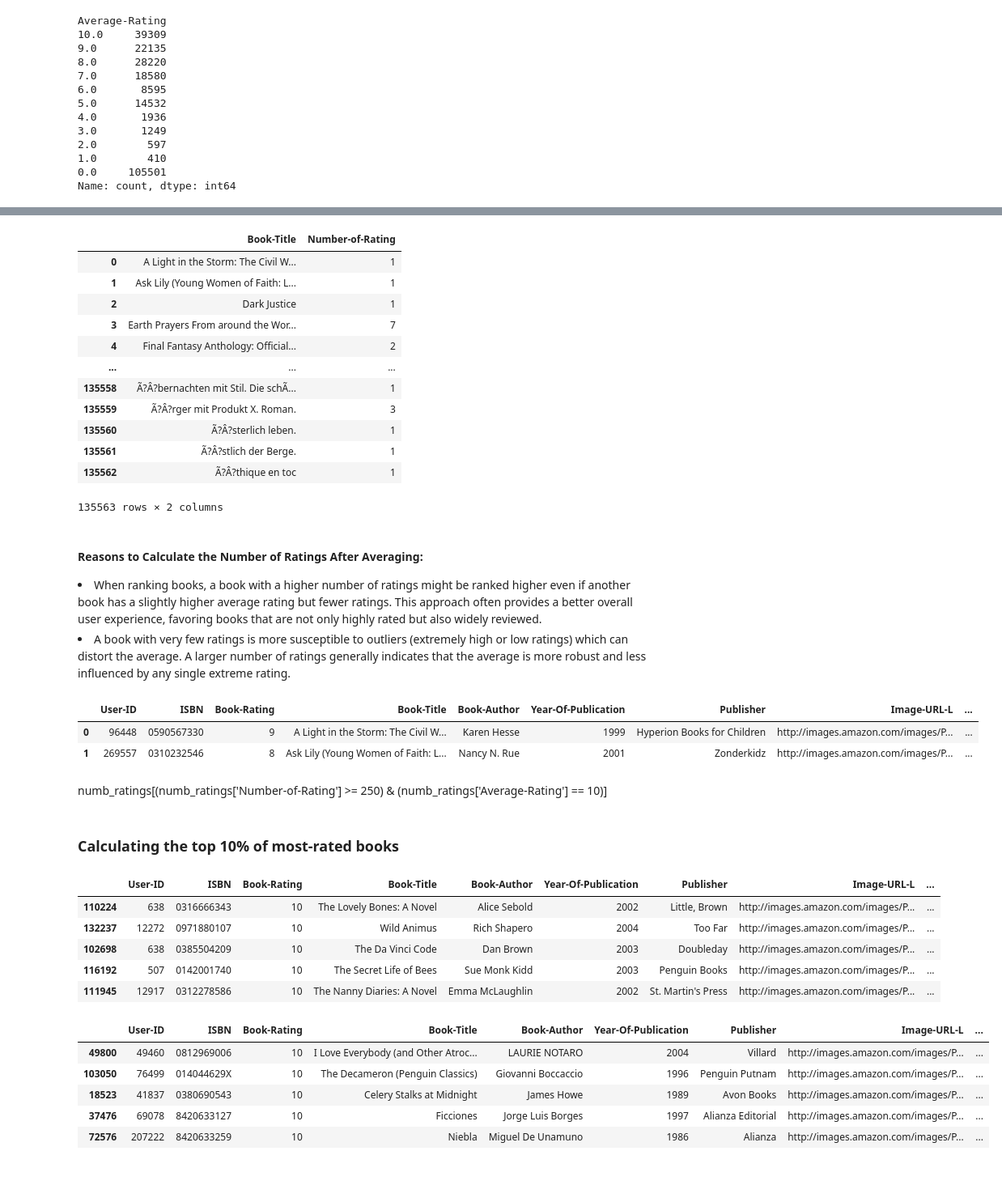
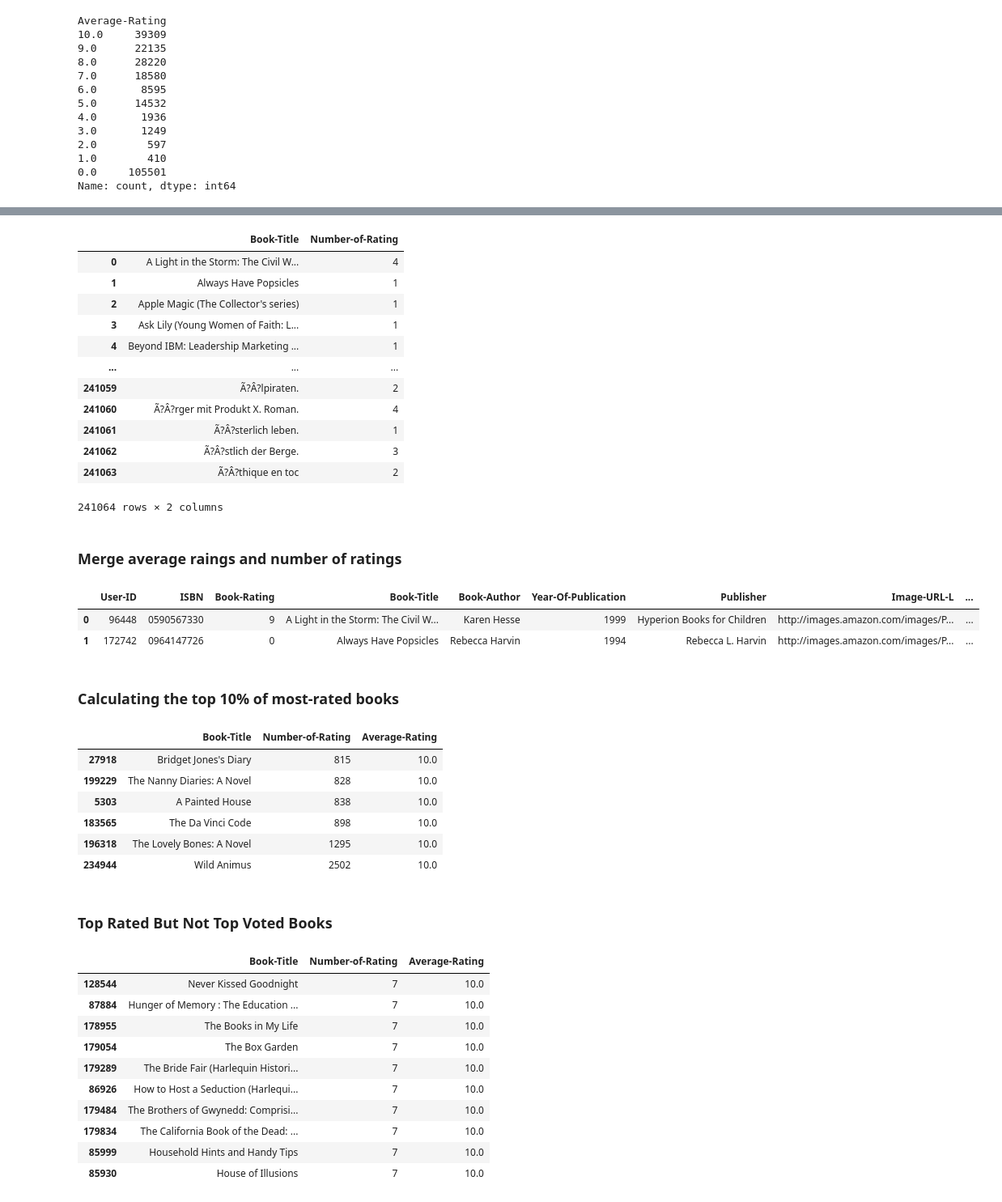
Before and after one commit to RanaSanga85/Book-Recommendation-System, a Jupyter notebook: Book Recommendation System 2.ipynb, the cells around one changed output, grey strips where cells are left out. Shown at 81% size. Saved outputs shown, nothing was run; the diff lists cells and outputs as text; code cells hidden in the pictures; blank space fills up the shorter version.

```diff
--- a/Book Recommendation System 2.ipynb
+++ b/Book Recommendation System 2.ipynb
@@ -606,36 +614,32 @@ Name: count, dtype: int64
 # %%
 #num_rating=avgdf.groupby('Book-Title').count()['Book-Rating'].sort_values(ascending=False).reset_index()
-nonzero_rating = bookrating[bookrating['Book-Rating'] != 0]
-num_rating = nonzero_rating.groupby('Book-Title')['Book-Rating'].count().reset_index()
+#nonzero_rating = bookrating[bookrating['Book-Rating'] != 0]
+num_rating = bookrating.groupby('Book-Title')['Book-Rating'].count().reset_index()
 num_rating.rename(columns={'Book-Rating':'Number-of-Rating'}, inplace=True)
 num_rating
 # %% [output]
 |  | Book-Title | Number-of-Rating |
-| 0 | A Light in the Storm: The Civil W... | 1 |
-| 1 | Ask Lily (Young Women of Faith: L... | 1 |
-| 2 | Dark Justice | 1 |
-| 3 | Earth Prayers From around the Wor... | 7 |
-| 4 | Final Fantasy Anthology: Official... | 2 |
+| 0 | A Light in the Storm: The Civil W... | 4 |
+| 1 | Always Have Popsicles | 1 |
+| 2 | Apple Magic (The Collector's series) | 1 |
+| 3 | Ask Lily (Young Women of Faith: L... | 1 |
+| 4 | Beyond IBM: Leadership Marketing ... | 1 |
 | ... | ... | ... |
-| 135558 | Ã?Â?bernachten mit Stil. Die schÃ... | 1 |
-| 135559 | Ã?Â?rger mit Produkt X. Roman. | 3 |
-| 135560 | Ã?Â?sterlich leben. | 1 |
-| 135561 | Ã?Â?stlich der Berge. | 1 |
-| 135562 | Ã?Â?thique en toc | 1 |
+| 241059 | Ã?Â?lpiraten. | 2 |
+| 241060 | Ã?Â?rger mit Produkt X. Roman. | 4 |
+| 241061 | Ã?Â?sterlich leben. | 1 |
+| 241062 | Ã?Â?stlich der Berge. | 3 |
+| 241063 | Ã?Â?thique en toc | 2 |
-135563 rows × 2 columns
+241064 rows × 2 columns
 # %% [markdown]
-#### Reasons to Calculate the Number of Ratings After Averaging:
-<li>When ranking books, a book with a higher number of ratings might be ranked higher even if another book has a slightly higher average rating but fewer ratings. This approach often provides a better overall user experience, favoring books that are not only highly rated but also widely reviewed.
-<li>A book with very few ratings is more susceptible to outliers (extremely high or low ratings) which can distort the average. A larger number of ratings generally indicates that the average is more robust and less influenced by any single extreme rating.
+### Merge average raings and number of ratings
 # %%
 numb_ratings = pd.merge(avgbook_ratings, num_rating, on='Book-Title')
 numb_ratings.head(2)
 # %% [output]
 |  | User-ID | ISBN | Book-Rating | Book-Title | Book-Author | Year-Of-Publication | Publisher | Image-URL-L | ... |
 | 0 | 96448 | 0590567330 | 9 | A Light in the Storm: The Civil W... | Karen Hesse | 1999 | Hyperion Books for Children | http://images.amazon.com/images/P... | ... |
-| 1 | 269557 | 0310232546 | 8 | Ask Lily (Young Women of Faith: L... | Nancy N. Rue | 2001 | Zonderkidz | http://images.amazon.com/images/P... | ... |
+| 1 | 172742 | 0964147726 | 0 | Always Have Popsicles | Rebecca Harvin | 1994 | Rebecca L. Harvin | http://images.amazon.com/images/P... | ... |
-# %% [markdown]
-numb_ratings[(numb_ratings['Number-of-Rating'] >= 250) & (numb_ratings['Average-Rating'] == 10)]
 # %% [markdown]
 ### Calculating the top 10% of most-rated books
 # %%
@@ -643,20 +647,29 @@ threshold = numb_ratings['Number-of-Rating'].quantile(0.90)
 # Filter books that have more than or equal to the threshold number of ratings
 top_10_percent = numb_ratings[numb_ratings['Number-of-Rating'] >= threshold]
 # %%
-top_10_percent[(top_10_percent['Number-of-Rating'] >=200)].sort_values(by='Number-of-Rating', ascending=False).head()
+top_10_percent[(top_10_percent['Number-of-Rating'] >800)].sort_values(by='Number-of-Rating', ascending=True)[['Book-Title', 'Number-of-Rating', 'Average-Rating']]
 # %% [output]
-|  | User-ID | ISBN | Book-Rating | Book-Title | Book-Author | Year-Of-Publication | Publisher | Image-URL-L | ... |
-| 110224 | 638 | 0316666343 | 10 | The Lovely Bones: A Novel | Alice Sebold | 2002 | Little, Brown | http://images.amazon.com/images/P... | ... |
-| 132237 | 12272 | 0971880107 | 10 | Wild Animus | Rich Shapero | 2004 | Too Far | http://images.amazon.com/images/P... | ... |
-| 102698 | 638 | 0385504209 | 10 | The Da Vinci Code | Dan Brown | 2003 | Doubleday | http://images.amazon.com/images/P... | ... |
-| 116192 | 507 | 0142001740 | 10 | The Secret Life of Bees | Sue Monk Kidd | 2003 | Penguin Books | http://images.amazon.com/images/P... | ... |
-| 111945 | 12917 | 0312278586 | 10 | The Nanny Diaries: A Novel | Emma McLaughlin | 2002 | St. Martin's Press | http://images.amazon.com/images/P... | ... |
+|  | Book-Title | Number-of-Rating | Average-Rating |
+| 27918 | Bridget Jones's Diary | 815 | 10.0 |
+| 199229 | The Nanny Diaries: A Novel | 828 | 10.0 |
+| 5303 | A Painted House | 838 | 10.0 |
+| 183565 | The Da Vinci Code | 898 | 10.0 |
+| 196318 | The Lovely Bones: A Novel | 1295 | 10.0 |
+| 234944 | Wild Animus | 2502 | 10.0 |
+# %% [markdown]
+### Top Rated But Not Top Voted Books
 # %%
-top_10_percent[(top_10_percent['Number-of-Rating'] <=50) & (top_10_percent['Average-Rating'] == 10)].sort_values(by='Number-of-Rating', ascending=True).head()
+top_ratings_not_votes = top_10_percent[(top_10_percent['Number-of-Rating'] <10) & (top_10_percent['Average-Rating'] == 10)].sort_values(by='Number-of-Rating', ascending=True)[['Book-Title', 'Number-of-Rating', 'Average-Rating']]
+top_ratings_not_votes.head(10)
 # %% [output]
-|  | User-ID | ISBN | Book-Rating | Book-Title | Book-Author | Year-Of-Publication | Publisher | Image-URL-L | ... |
-| 49800 | 49460 | 0812969006 | 10 | I Love Everybody (and Other Atroc... | LAURIE NOTARO | 2004 | Villard | http://images.amazon.com/images/P... | ... |
-| 103050 | 76499 | 014044629X | 10 | The Decameron (Penguin Classics) | Giovanni Boccaccio | 1996 | Penguin Putnam | http://images.amazon.com/images/P... | ... |
-| 18523 | 41837 | 0380690543 | 10 | Celery Stalks at Midnight | James Howe | 1989 | Avon Books | http://images.amazon.com/images/P... | ... |
-| 37476 | 69078 | 8420633127 | 10 | Ficciones | Jorge Luis Borges | 1997 | Alianza Editorial | http://images.amazon.com/images/P... | ... |
-| 72576 | 207222 | 8420633259 | 10 | Niebla | Miguel De Unamuno | 1986 | Alianza | http://images.amazon.com/images/P... | ... |
+|  | Book-Title | Number-of-Rating | Average-Rating |
+| 128544 | Never Kissed Goodnight | 7 | 10.0 |
+| 87884 | Hunger of Memory : The Education ... | 7 | 10.0 |
+| 178955 | The Books in My Life | 7 | 10.0 |
+| 179054 | The Box Garden | 7 | 10.0 |
+| 179289 | The Bride Fair (Harlequin Histori... | 7 | 10.0 |
+| 86926 | How to Host a Seduction (Harlequi... | 7 | 10.0 |
+| 179484 | The Brothers of Gwynedd: Comprisi... | 7 | 10.0 |
+| 179834 | The California Book of the Dead: ... | 7 | 10.0 |
+| 85999 | Household Hints and Handy Tips | 7 | 10.0 |
+| 85930 | House of Illusions | 7 | 10.0 |
```
Also changed, not shown: parts of 60 cells of this notebook, 1 other file.
